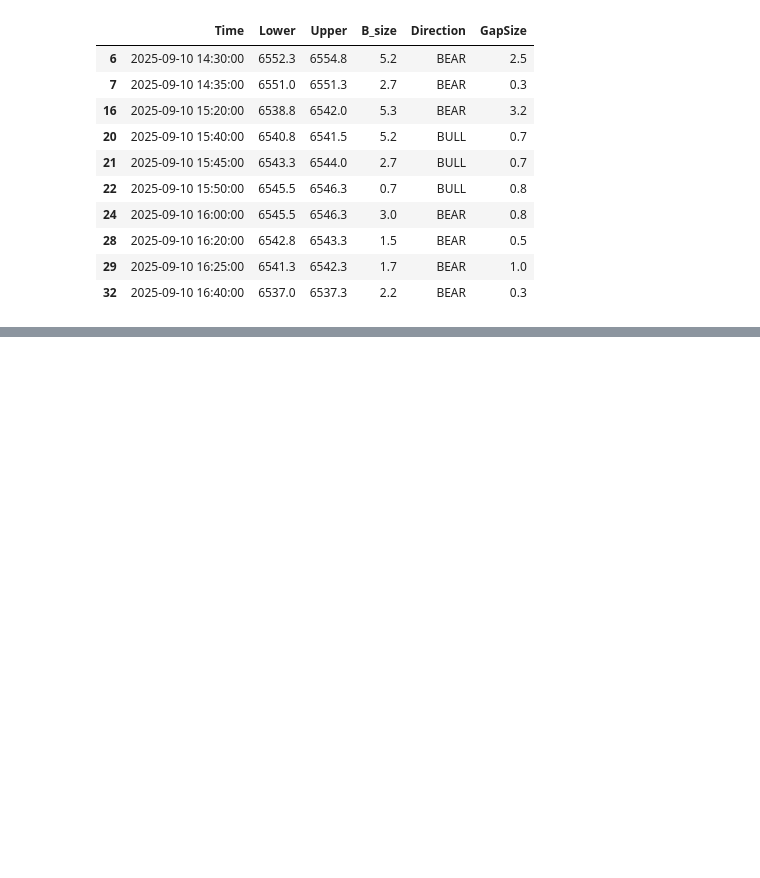
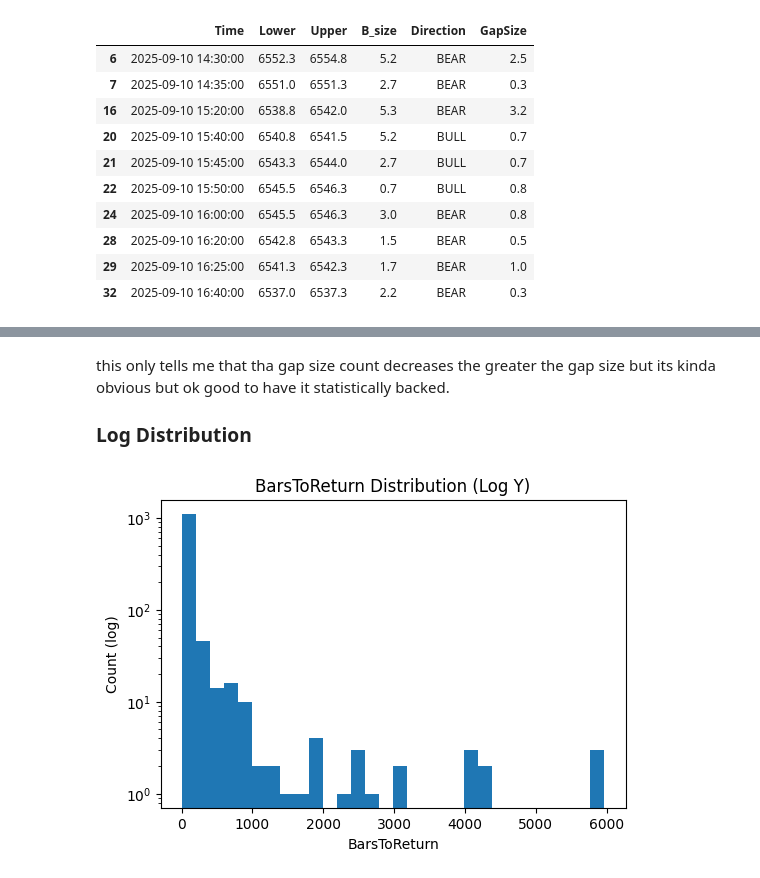
Before and after one commit to ducjeremyvu/alpha, a Jupyter notebook: notebooks/fvg.ipynb, the cells around one changed output, grey strips where cells are left out. Saved outputs shown, nothing was run; the diff lists cells and outputs as text; code cells hidden in the pictures; blank space fills up the shorter version.

```diff
--- a/notebooks/fvg.ipynb
+++ b/notebooks/fvg.ipynb
@@ -109,0 +242,16 @@ plotting the data now and check if there is anythign interesting
+# %% [markdown]
+this only tells me that tha gap size count decreases the greater the gap size but its kinda obvious but ok good to have it statistically backed.
+
+
+### Log Distribution
+# %%
+# 2) Distribution on log scale (useful if right-skewed)
+plt.figure(figsize=(6, 4))
+plt.hist(gaps, bins=30)
+plt.yscale("log")
+plt.title(f"{col} Distribution (Log Y)")
+plt.xlabel(f"{col}")
+plt.ylabel("Count (log)")
+plt.show()
+# %% [output]
+[figure, added]
```
Also changed, not shown: parts of 38 cells of this notebook, 7 other files.
